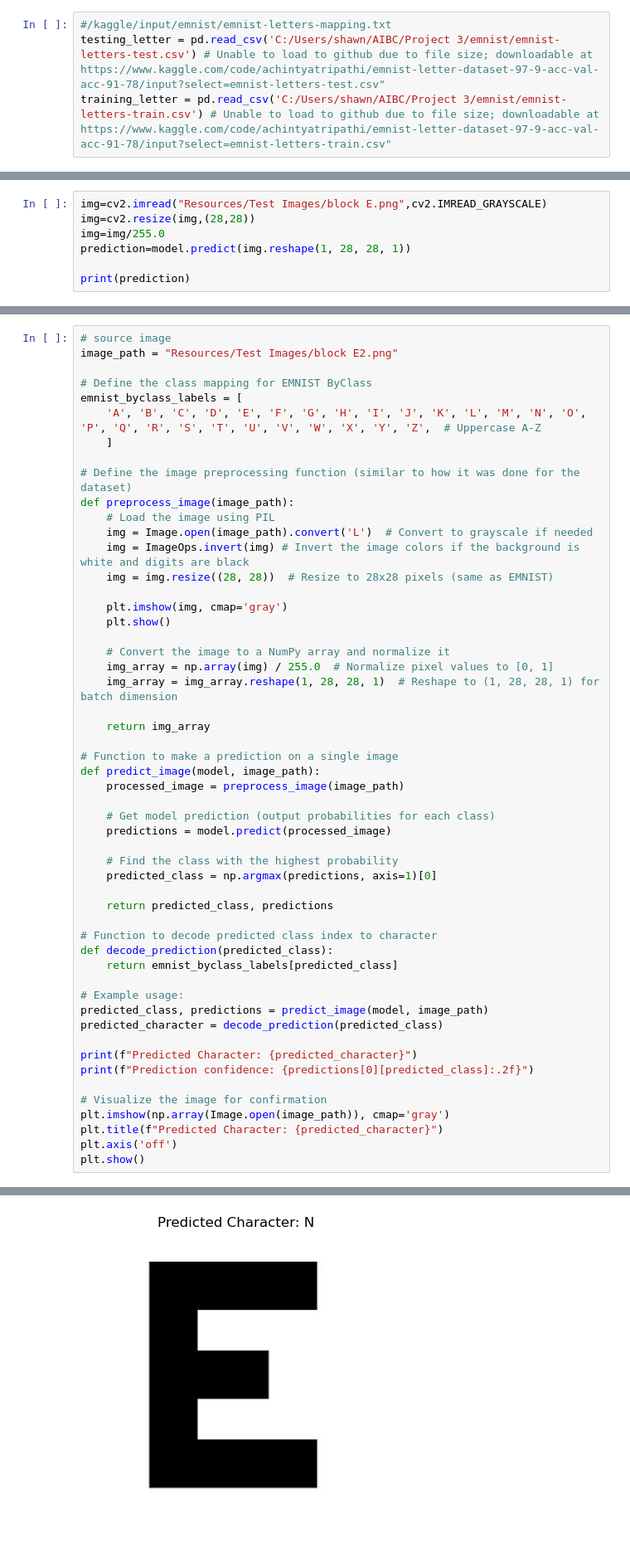
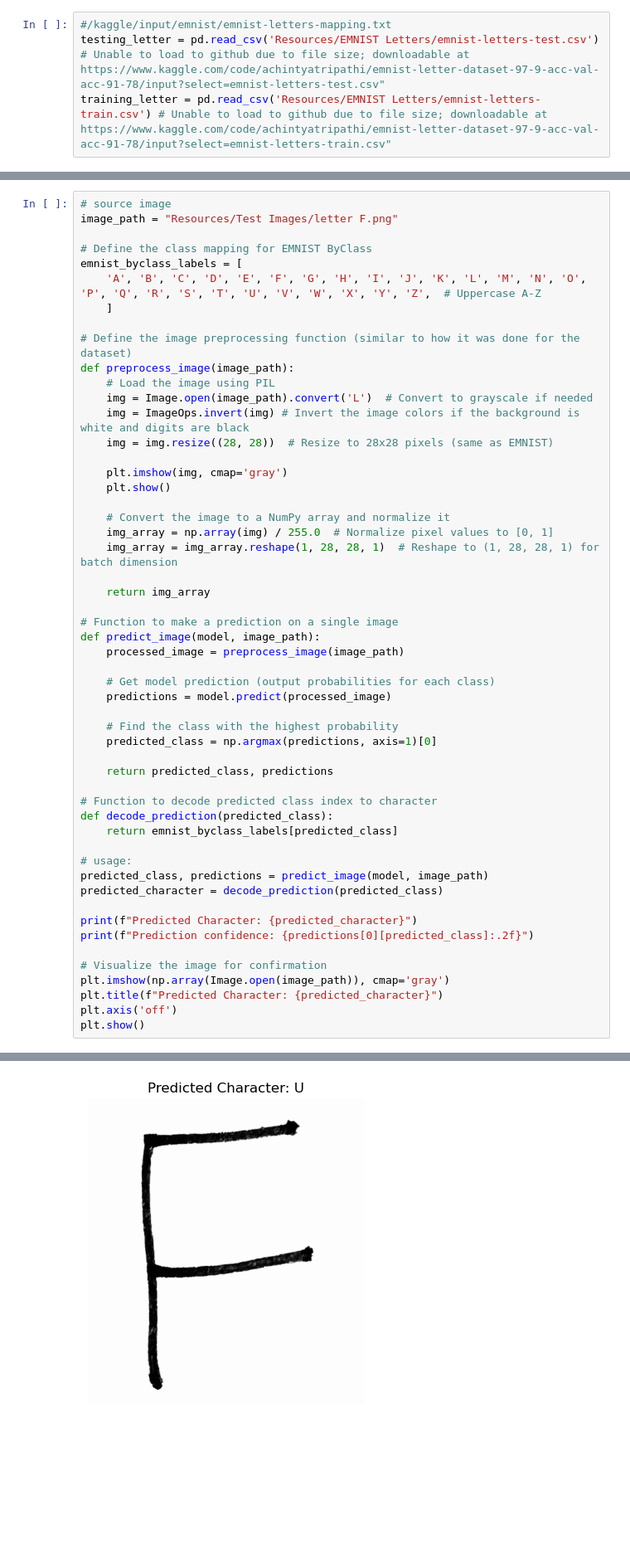
Before and after one commit to shawnfeils/OSU-AIBC-Project-3, a Jupyter notebook: Model 9 - EMNIST Letters - Kaggle version.ipynb, the cells around one changed output, grey strips where cells are left out. Shown: that part at 83% size. Cells and saved outputs as stored; diff of their text form; blank space fills up the shorter version.

```diff
--- a/Model 9 - EMNIST Letters - Kaggle version.ipynb
+++ b/Model 9 - EMNIST Letters - Kaggle version.ipynb
@@ -26,8 +26,8 @@ for dirname, _, filenames in os.walk('/kaggle/input'):
         print(os.path.join(dirname, filename))
 # %%
 #/kaggle/input/emnist/emnist-letters-mapping.txt
-testing_letter = pd.read_csv('C:/Users/shawn/AIBC/Project 3/emnist/emnist-letters-test.csv') # Unable to load to github due to file size; downloadable at https://www.kaggle.com/code/achintyatripathi/emnist-letter-dataset-97-9-acc-val-acc-91-78/input?select=emnist-letters-test.csv"
-training_letter = pd.read_csv('C:/Users/shawn/AIBC/Project 3/emnist/emnist-letters-train.csv') # Unable to load to github due to file size; downloadable at https://www.kaggle.com/code/achintyatripathi/emnist-letter-dataset-97-9-acc-val-acc-91-78/input?select=emnist-letters-train.csv"
+testing_letter = pd.read_csv('Resources/EMNIST Letters/emnist-letters-test.csv') # Unable to load to github due to file size; downloadable at https://www.kaggle.com/code/achintyatripathi/emnist-letter-dataset-97-9-acc-val-acc-91-78/input?select=emnist-letters-test.csv"
+training_letter = pd.read_csv('Resources/EMNIST Letters/emnist-letters-train.csv') # Unable to load to github due to file size; downloadable at https://www.kaggle.com/code/achintyatripathi/emnist-letter-dataset-97-9-acc-val-acc-91-78/input?select=emnist-letters-train.csv"
 # %%
 print(training_letter.shape)
 print(testing_letter.shape)
@@ -163,7 +162,0 @@ Text(0, 0.5, 'Accuray')
-# %%
-img=cv2.imread("Resources/Test Images/block E.png",cv2.IMREAD_GRAYSCALE)
-img=cv2.resize(img,(28,28))
-img=img/255.0
-prediction=model.predict(img.reshape(1, 28, 28, 1))
-
-print(prediction)
@@ -178,6 +163,6 @@ print(prediction)
 # %%
 # source image
-image_path = "Resources/Test Images/block E2.png"
+image_path = "Resources/Test Images/letter F.png"
 
 # Define the class mapping for EMNIST ByClass
 emnist_byclass_labels = [
@@ -216,7 +201,7 @@ def predict_image(model, image_path):
 def decode_prediction(predicted_class):
     return emnist_byclass_labels[predicted_class]
 
-# Example usage:
+# usage:
 predicted_class, predictions = predict_image(model, image_path)
 predicted_character = decode_prediction(predicted_class)
 
@@ -236 +221 @@ Prediction confidence: 1.00
-[figure, old version]
+[figure, new version]
```
Also changed, not shown: parts of 6 cells of this notebook, 6 other files.
